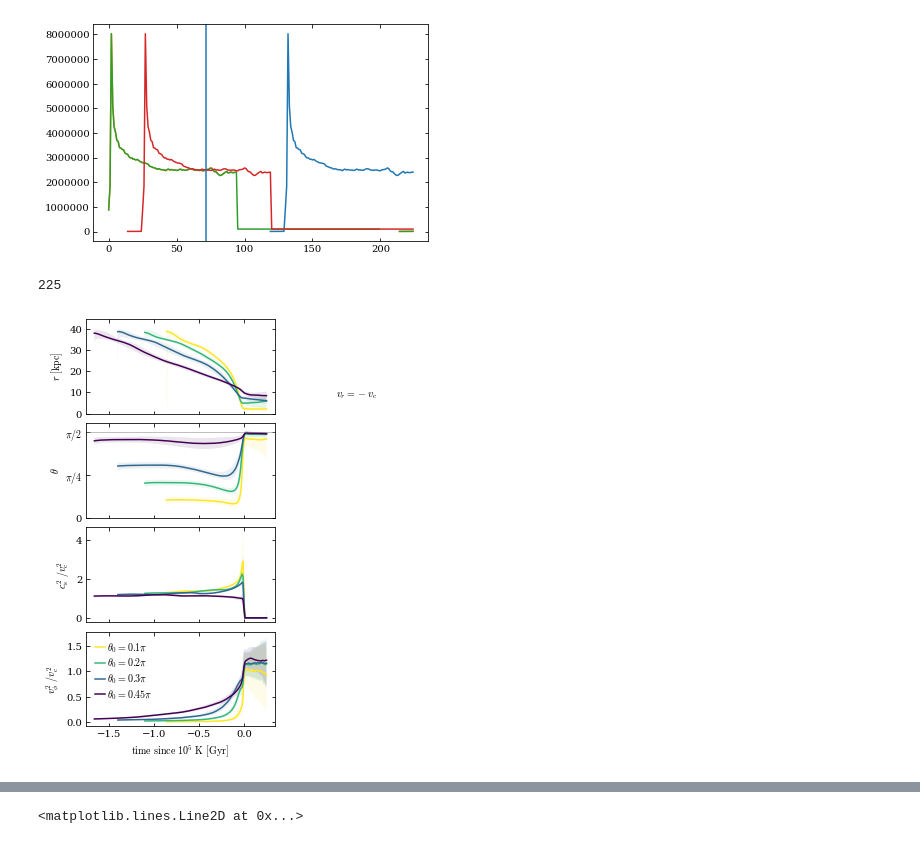
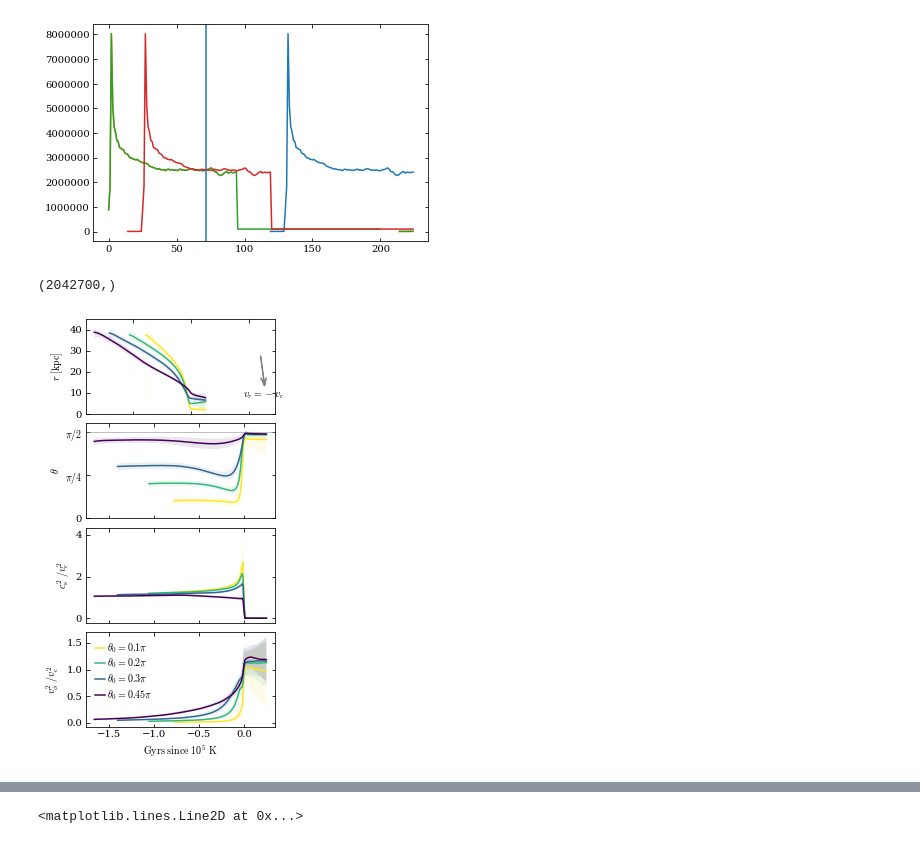
Before and after one commit to JonathanSternAstro/gizmo_analysis, a Jupyter notebook: ipynb/subsonic_solution/particleTracking.ipynb, the cells around one changed output, grey strips where cells are left out. Saved outputs shown, nothing was run; the diff lists cells and outputs as text; code cells hidden in the pictures.

```diff
--- a/ipynb/subsonic_solution/particleTracking.ipynb
+++ b/ipynb/subsonic_solution/particleTracking.ipynb
@@ -197,6 +193,7 @@ def plot_helix(ax,_phis,_Rs,_zs,_Ts,_As,a=2,usemlab=True):
 # %%
 from mayavi import mlab
-def plot_helix2(ax,_phis,_Rs,_zs,_Ts,_As,c,a=3,usemlab=True):
+%gui qt
+def plot_helix_mayavi(ax,_phis,_Rs,_zs,_Ts,_As,c,a=3):
     x=_Rs*np.cos(_phis)
     y=_Rs*np.sin(_phis)
     z=_zs
@@ -232,26 +211,15 @@ RuntimeError: wrapped C/C++ object of type QAction has been deleted
 # %%
-# fig = pl.figure()
-# ax = pl.axes(projection='3d')
 _arr = [(a,b) for a,b in enumerate(theta_midbins)]
 for i,ind in (_arr[2],_arr[3],_arr[0]):
-#     if i==1: continue
     med_ind = int(np.median(tSF_ind[theta_inds[i]]))
     med_dphis, med_Rs, med_zs, med_Ts, med_As = [
         np.nanmedian(val[:,theta_inds[i]],axis=1)[med_ind:] for val in (dphis,Rs,zs,Ts,(nHs*v_abs)**-1)]
     med_As /= med_As[-1]
     med_As[med_As<0.03] = 0.03
     print([x.shape for x in (med_dphis, med_Rs, med_zs, med_Ts, med_As)])
-    plot_helix(ax=None,
+    plot_helix_mayavi(ax=None,
                    _phis=med_dphis,_Rs=med_Rs,_zs=med_zs,
                    _Ts=med_Ts,_As=med_As)
-#     ax.scatter3D(_ys[::d],_xs[::d],_zs[::d],label=labels[i],color=colors[i],marker='o',s=2)
-#     ax.set_ylim(-30,30)
-#     ax.set_xlim(-30,30)
-#     ax.set_zlim(0,35)
-#     ax.view_init(25,-40)
-#     pl.xlabel(r'$x\ [{\rm kpc}]$')
-#     pl.ylabel(r'$y\ [{\rm kpc}]$')
-#     ax.set_zlabel(r'$z\ [{\rm kpc}]$')
 # pl.savefig(figdir+'3Dtracks.pdf')
 # %% [output]
 [(177,), (177,), (177,), (177,), (177,)]
@@ -385,7 +306,3 @@ pl.axvline(Ts.shape[0]-153)
 # %% [output]
 <matplotlib.lines.Line2D at 0x...>
 [figure]
-# %%
-Ts.shape[0]
-# %% [output]
-225
@@ -394,15 +309,21 @@ np.roll?
+# %%
+t105_ind.shape
+# %% [output]
+(2042700,)
 # %%
-ts_offset = -np.arange(-250,2000,10)
-def shift_arr(arr,t_offset_ind=t105_ind,ts=ts):
+time_after_105 = 25
+ts_offset = -np.arange(-time_after_105*dt,(Nsnapshots-time_after_105)*dt,dt)
+def shift_arr(arr,t_offset_ind):
     shifted_arr = np.zeros(arr.shape)
     for i in range(arr.shape[1]):
         shifted_arr[:,i] = np.roll(arr[:,i],-t_offset_ind[i])
-        shifted_arr[225-t_offset_ind[i]:225-25,i] = -100
-    return np.roll(shifted_arr, 25,axis=0)
+        shifted_arr[Nsnapshots-t_offset_ind[i]:Nsnapshots-time_after_105,i] = -100
+    return np.roll(shifted_arr, time_after_105,axis=0)
 
 def med_and_std_shift(all_vals,xs=ts_offset,theta_inds=theta_inds,show_std=True,ls='-'):
     for i,ind in enumerate(theta_midbins):
-        vals = all_vals[:,theta_inds[i]]
+        _vals = all_vals[:,theta_inds[i]]
+        vals = shift_arr(_vals,t105_ind[theta_inds[i]])
         ys16,ys50,ys84 = [np.nanpercentile(vals,p,axis=1) for p in (16,50,84)]
         inds = ys16>0
         pl.plot(xs[inds]/1000,ys50[inds],label=labels[i],c=colors[i],ls=ls)
@@ -410,40 +331,41 @@ def med_and_std_shift(all_vals,xs=ts_offset,theta_inds=theta_inds,show_std=True,
 
 def relative_dispersion_shift(all_vals,xs=ts_offset,theta_inds=theta_inds):
     for i,ind in enumerate(theta_midbins):
-        vals = all_vals[:,theta_inds[i]]
+        _vals = all_vals[:,theta_inds[i]]
+        vals = shift_arr(_vals,t105_ind[theta_inds[i]])
         ys16,ys50,ys84 = [np.nanpercentile(vals,p,axis=1) for p in (16,50,84)]
         inds = ys16>0
         pl.plot(xs[inds]/1000,(ys84-ys16)[inds]/2/ys50[inds],label=labels[i],c=colors[i])
 # %%
 pl.figure(figsize=(fig_width_half,7.5)); pl.subplots_adjust(hspace=0.1)
 ax = pl.subplot(411)
-med_and_std_shift(shift_arr(rs))
+med_and_std_shift(rs)
 pl.ylabel(r'$r\ [{\rm kpc}]$')
 pl.ylim(0,45)
 ax.xaxis.set_major_formatter(ticker.NullFormatter())
-pl.arrow(1.2,27.5,0.05,-(0.05*un.Gyr*200*un.km/un.s).to('kpc').value,color='.5',width=0.01,head_width=0.1,head_length=2,overhang=2)
+pl.arrow(-1.2,27.5,0.05,-(0.05*un.Gyr*200*un.km/un.s).to('kpc').value,color='.5',width=0.01,head_width=0.1,head_length=2,overhang=2)
 pl.text(1.25,8,r'$v_r=-v_{\rm c}$',ha='center')
 ax.yaxis.set_major_locator(ticker.MultipleLocator(10))
 ax =pl.subplot(412)
-med_and_std_shift(shift_arr(thetas),xs=ts_offset)
+med_and_std_shift(thetas,xs=ts_offset)
 pl.ylabel(r'$\theta$')
 pl.ylim(0,0.55*np.pi)
 pl.axhline(0.5*np.pi,c='.5',lw=0.5)
 ax.xaxis.set_major_formatter(ticker.NullFormatter())
 ax.yaxis.set_major_locator(ticker.FixedLocator([0,np.pi/2,np.pi/4]))
 ax.yaxis.set_major_formatter(ticker.FixedFormatter(['0',r'$\pi/2$',r'$\pi/4$']))
 ax = pl.subplot(413)
-med_and_std_shift(shift_arr((cs/vc.value)**2),xs=ts_offset)
+med_and_std_shift((cs/vc.value)**2,xs=ts_offset)
 pl.ylabel(r'$c^2_{\rm s}\ / v^2_{\rm c}$')
 ax.xaxis.set_major_formatter(ticker.NullFormatter())
 ax = pl.subplot(414)
-med_and_std_shift(shift_arr((vphis/vc.value)**2),xs=ts_offset)
+med_and_std_shift((vphis/vc.value)**2,xs=ts_offset)
 pl.ylabel(r'$v^2_\phi\ / v^2_{\rm c}$')
 pl.legend(loc='upper left',ncol=1,frameon=False,labelspacing=0.2,handlelength=1,columnspacing=0.5,handletextpad=0.2)
-pl.xlabel(r'${\rm time}\ {\rm since}\ 10^5\ {\rm K}\ [{\rm Gyr}]$')
+pl.xlabel(r'${\rm Gyrs}\ {\rm since}\ 10^5\ {\rm K}$')
 pl.savefig('tracking_spherical_coordinates_vs_t105.pdf',bbox_inches='tight')
 # %% [output]
-[figure, old version]
+[figure, new version]
 # %%
 pl.figure(figsize=(fig_width_full*1.1,5.5)); pl.subplots_adjust(hspace=0.35,wspace=0.25)
 ax = pl.subplot(231)
```
Also changed, not shown: parts of 29 cells of this notebook, 1 other file.
